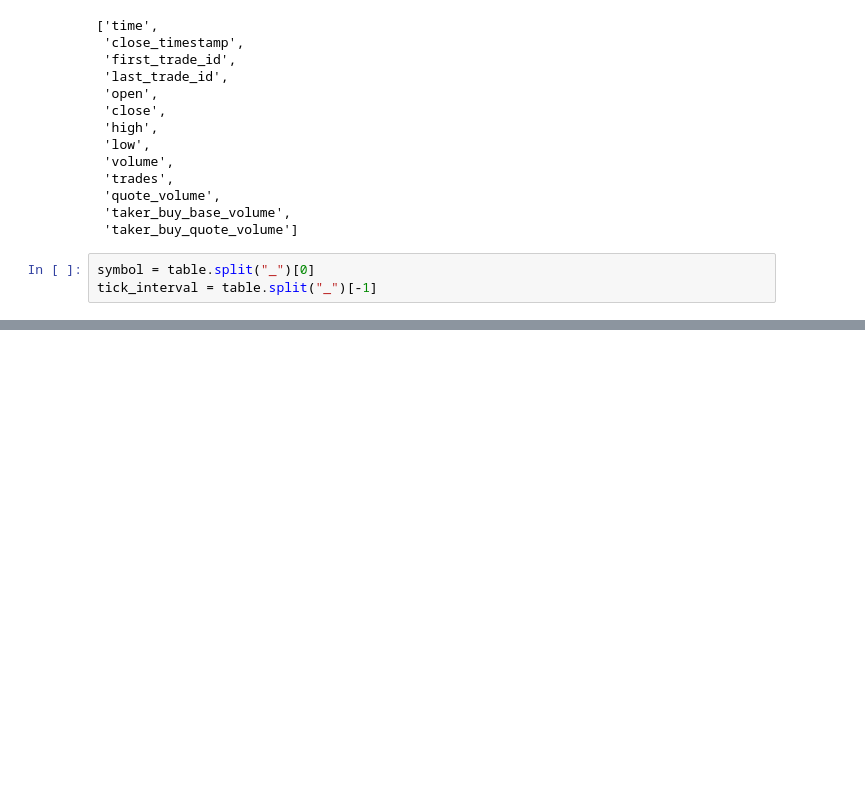
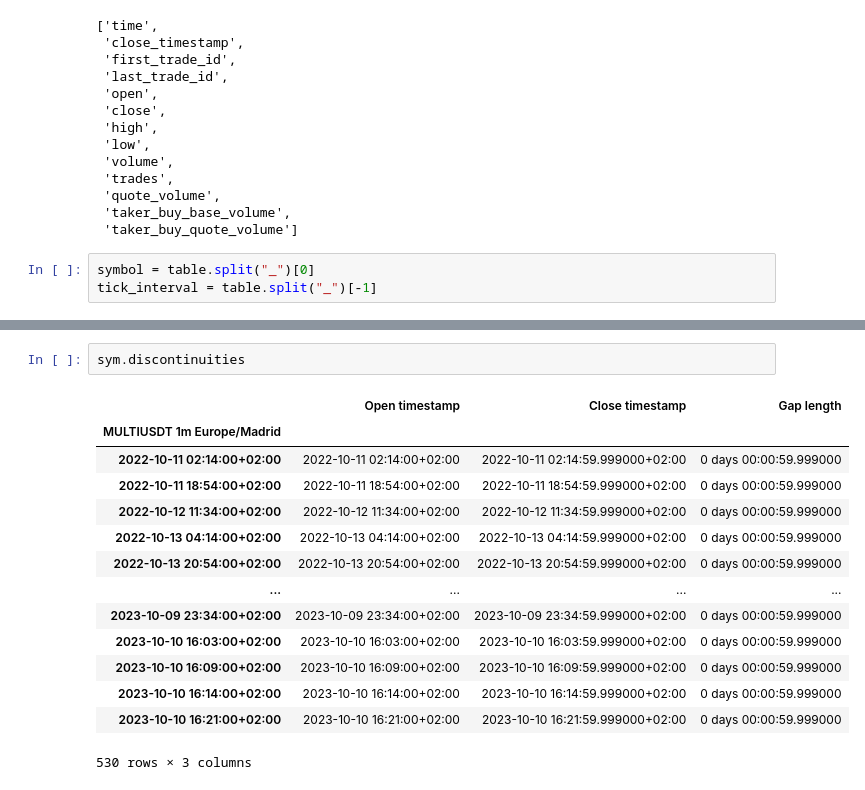
Before and after one commit to nand0san/binpan_studio, a Jupyter notebook: example_database.ipynb, the cells around one changed output, grey strips where cells are left out. Saved outputs shown, nothing was run; the diff lists cells and outputs as text; blank space fills up the shorter version.

```diff
--- a/example_database.ipynb
+++ b/example_database.ipynb
@@ -98 +114,18 @@ AmbiguousTimeError: Cannot infer dst time from 2022-10-30 02:00:59.999000, try u
+# %%
+sym.discontinuities
+# %% [output]
+|  | Open timestamp | Close timestamp | Gap length |
+| MULTIUSDT 1m Europe/Madrid |  |  |  |
+| 2022-10-11 02:14:00+02:00 | 2022-10-11 02:14:00+02:00 | 2022-10-11 02:14:59.999000+02:00 | 0 days 00:00:59.999000 |
+| 2022-10-11 18:54:00+02:00 | 2022-10-11 18:54:00+02:00 | 2022-10-11 18:54:59.999000+02:00 | 0 days 00:00:59.999000 |
+| 2022-10-12 11:34:00+02:00 | 2022-10-12 11:34:00+02:00 | 2022-10-12 11:34:59.999000+02:00 | 0 days 00:00:59.999000 |
+| 2022-10-13 04:14:00+02:00 | 2022-10-13 04:14:00+02:00 | 2022-10-13 04:14:59.999000+02:00 | 0 days 00:00:59.999000 |
+| 2022-10-13 20:54:00+02:00 | 2022-10-13 20:54:00+02:00 | 2022-10-13 20:54:59.999000+02:00 | 0 days 00:00:59.999000 |
+| ... | ... | ... | ... |
+| 2023-10-09 23:34:00+02:00 | 2023-10-09 23:34:00+02:00 | 2023-10-09 23:34:59.999000+02:00 | 0 days 00:00:59.999000 |
+| 2023-10-10 16:03:00+02:00 | 2023-10-10 16:03:00+02:00 | 2023-10-10 16:03:59.999000+02:00 | 0 days 00:00:59.999000 |
+| 2023-10-10 16:09:00+02:00 | 2023-10-10 16:09:00+02:00 | 2023-10-10 16:09:59.999000+02:00 | 0 days 00:00:59.999000 |
+| 2023-10-10 16:14:00+02:00 | 2023-10-10 16:14:00+02:00 | 2023-10-10 16:14:59.999000+02:00 | 0 days 00:00:59.999000 |
+| 2023-10-10 16:21:00+02:00 | 2023-10-10 16:21:00+02:00 | 2023-10-10 16:21:59.999000+02:00 | 0 days 00:00:59.999000 |
+530 rows × 3 columns
 # %%
```
Also changed, not shown: parts of 13 cells of this notebook, 7 other files.
